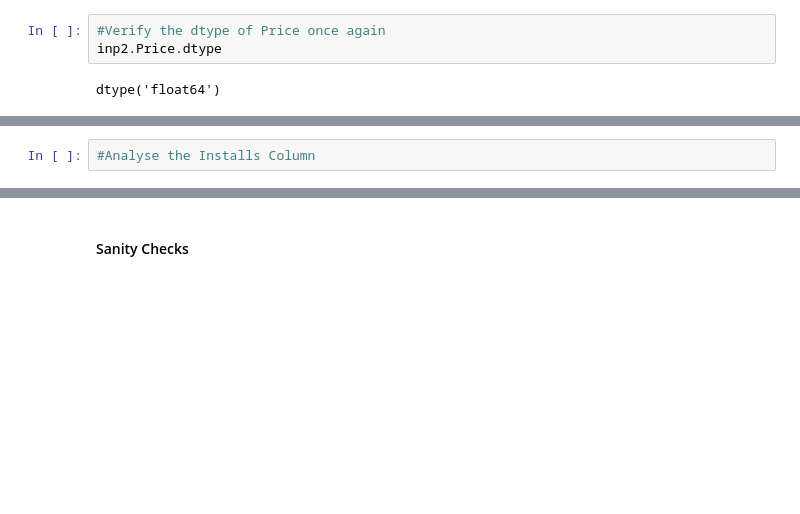
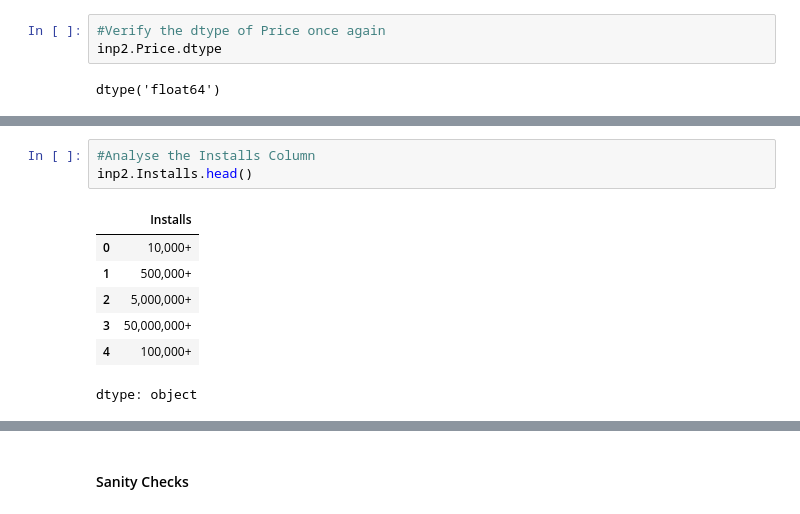
Before and after one commit to viveksharma-niet/Case-Study-Mind-Map, a Jupyter notebook: Case Study Notebook/Data Visualisation in Python - Case Study.ipynb, the cells around one changed output, grey strips where cells are left out. Drawn from its saved outputs; the diff is of its cells as text; blank space fills up the shorter version.

```diff
--- a/Case Study Notebook/Data Visualisation in Python - Case Study.ipynb
+++ b/Case Study Notebook/Data Visualisation in Python - Case Study.ipynb
@@ -298,4 +323,13 @@ dtype('float64')
 # %%
 #Analyse the Installs Column
+inp2.Installs.head()
+# %% [output]
+|  | Installs |
+| 0 | 10,000+ |
+| 1 | 500,000+ |
+| 2 | 5,000,000+ |
+| 3 | 50,000,000+ |
+| 4 | 100,000+ |
+dtype: object
 # %%
 #Question Clean the Installs Column and find the approximate number of apps at the 50th percentile.
```
Also changed, not shown: parts of 10 cells of this notebook.
